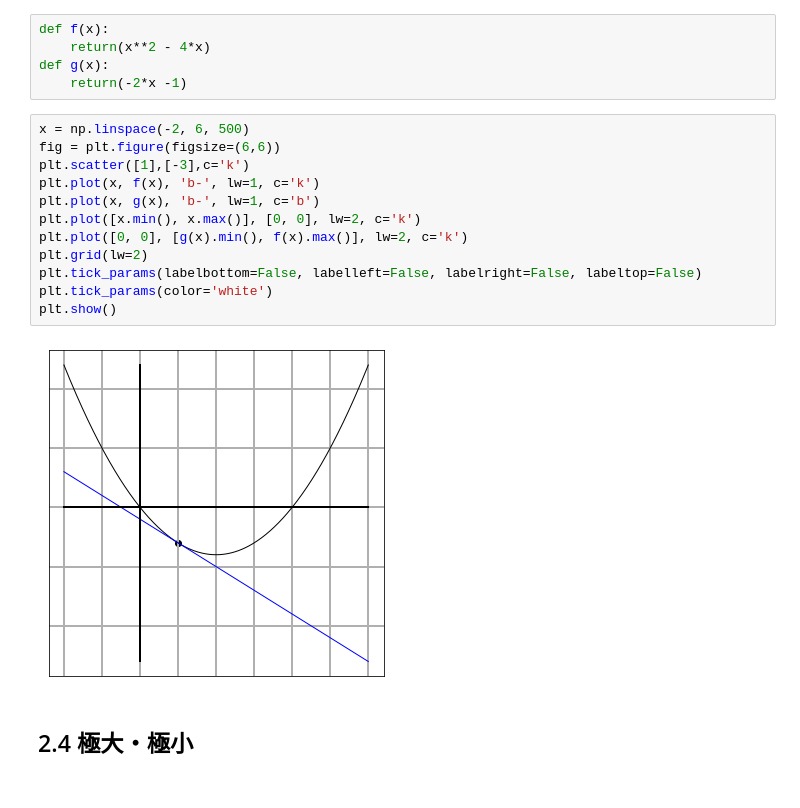
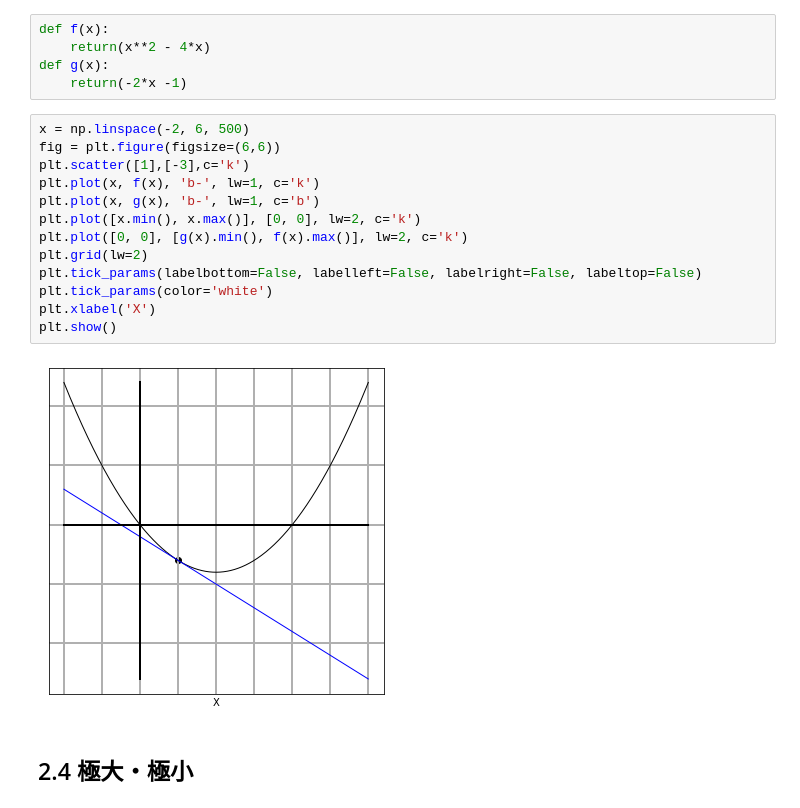
Before and after one commit to evilboy1973/math_dl_book_info, a Jupyter notebook: notebooks/ch02-diff.ipynb, the cells around one changed output. Saved outputs shown, nothing was run; the diff lists cells and outputs as text.

```diff
--- a/notebooks/ch02-diff.ipynb
+++ b/notebooks/ch02-diff.ipynb
@@ -186,17 +186,18 @@ def g(x):
 # %%
 x = np.linspace(-2, 6, 500)
 fig = plt.figure(figsize=(6,6))
 plt.scatter([1],[-3],c='k')
 plt.plot(x, f(x), 'b-', lw=1, c='k')
 plt.plot(x, g(x), 'b-', lw=1, c='b')
 plt.plot([x.min(), x.max()], [0, 0], lw=2, c='k')
 plt.plot([0, 0], [g(x).min(), f(x).max()], lw=2, c='k')
 plt.grid(lw=2)
 plt.tick_params(labelbottom=False, labelleft=False, labelright=False, labeltop=False)
 plt.tick_params(color='white')
+plt.xlabel('X')
 plt.show()
 # %% [output]
-[figure, old version]
+[figure, new version]
 # %% [markdown]
 ## 2.4 極大・極小
 # %% [markdown]
```
Also changed, not shown: 1 other file.
